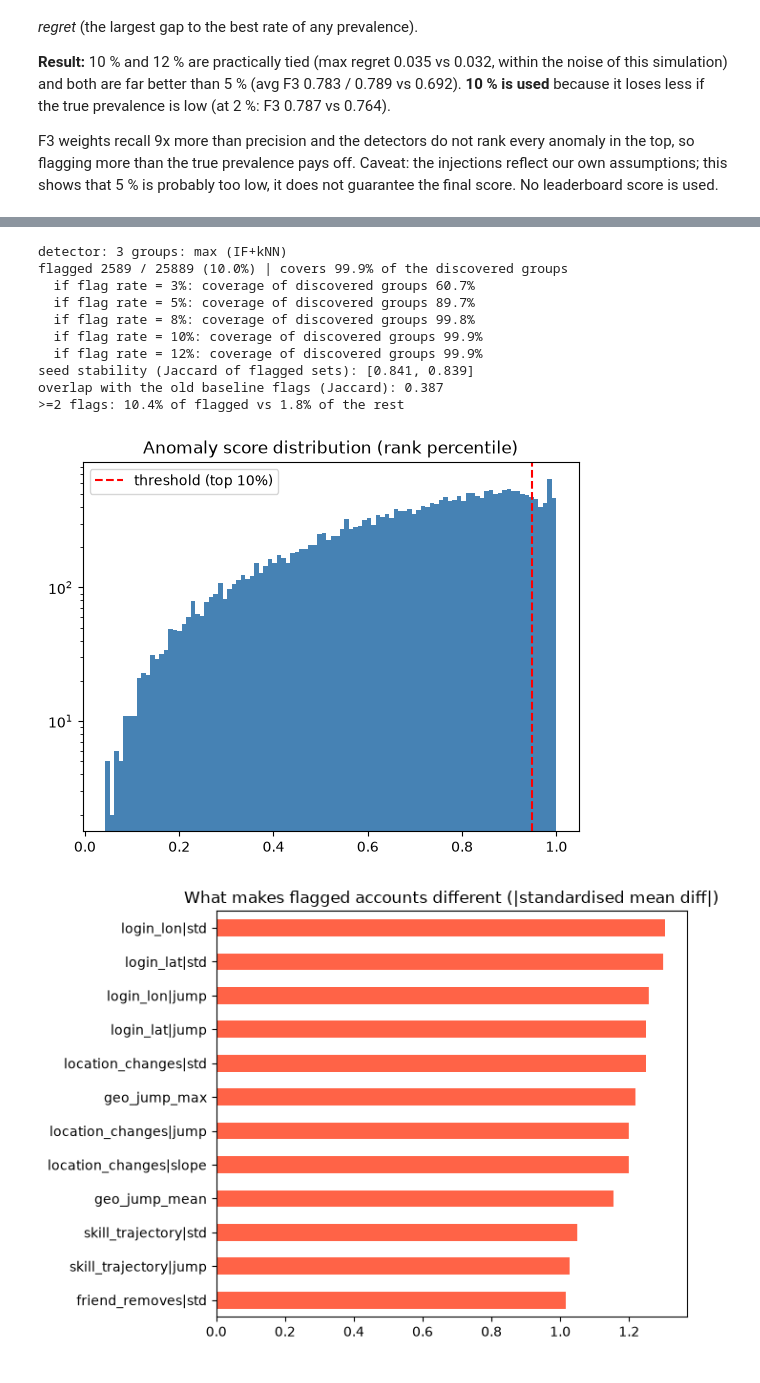
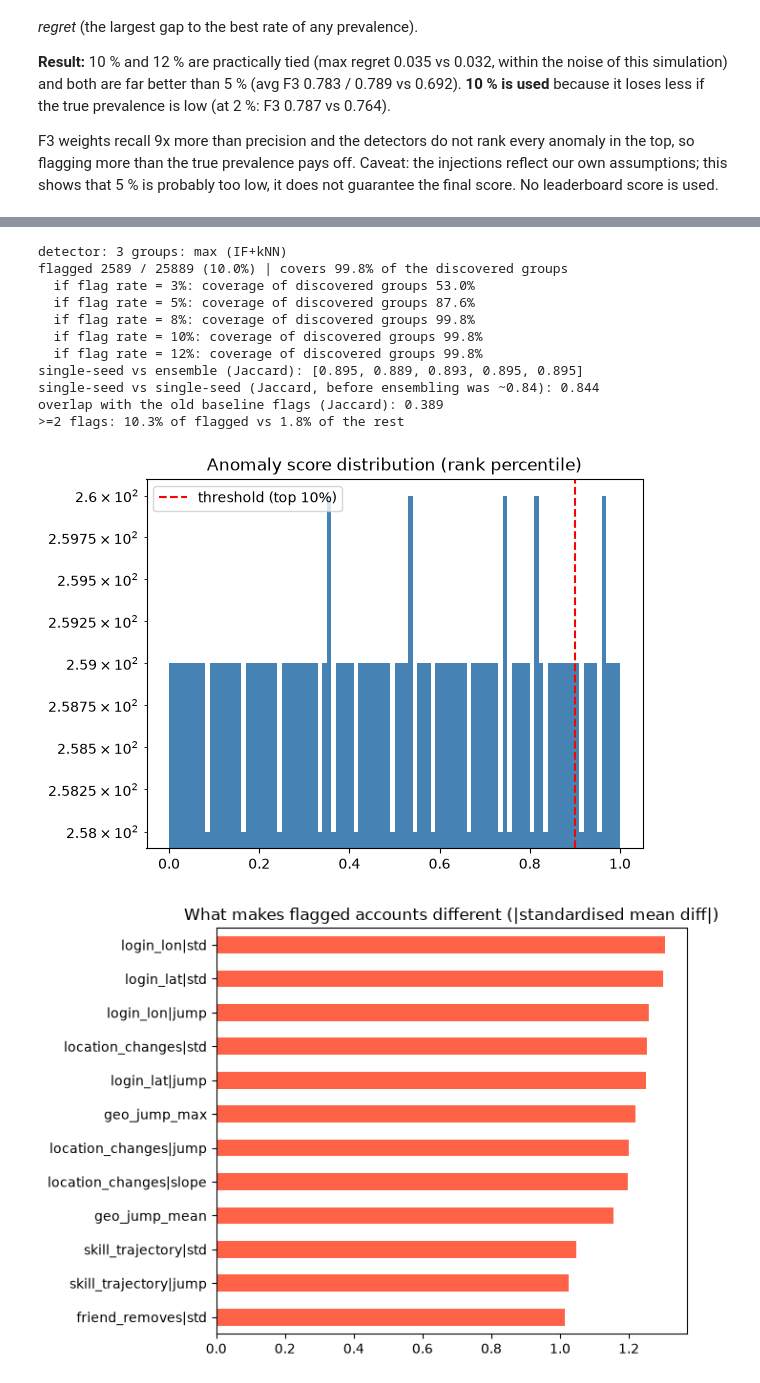
Before and after one commit to supxrpoxm/CPE342-Hackathon, a Jupyter notebook: task5/task5.ipynb, the cells around one changed output, grey strips where cells are left out. Saved outputs shown, nothing was run; the diff lists cells and outputs as text; code cells hidden in the pictures.

Commit message:
task5: seed-ensemble, -1 sentinel cleanup, n_missing; flag-boost tested (not used)

```diff
--- a/task5/task5.ipynb
+++ b/task5/task5.ipynb
@@ -39,6 +39,10 @@ SELECT_RATE = 0.05        # reference flag rate used only to compare the detecto
 # %%
 test = pd.read_csv(DATA / "test.csv")
 df = test.drop(columns=["player_id"])
+# data quality: guild_changes / refund_count are counts but contain -1 (sentinel for "unknown"); treat as missing
+for _c in [c for c in df.columns if c.startswith(("guild_changes_", "refund_count_"))]:
+    df[_c] = df[_c].where(df[_c] >= 0)
+print("sentinel -1 -> NaN; total NaN cells:", int(df.isna().sum().sum()))
 print(f"Test shape: {test.shape} (no train set, no labels)")
 test.head()
 # %% [output]
@@ -213,6 +217,7 @@ def build_features(df):
     feats["geo_jump_max"], feats["geo_jump_mean"] = np.nanmax(jumps, axis=1), np.nanmean(jumps, axis=1)
     for c in ["account_age_days", "behavior_stability"]:
         feats[c] = df[c]
+    feats["n_missing"] = df.isna().sum(axis=1)                      # how many cells are unknown (incl. -1 sentinels)
     for c in FLAGS:
         feats[f"flag|{c}"] = df[c].fillna(0)
     feats["flag_count"] = df[FLAGS].fillna(0).sum(axis=1)
@@ -284,6 +289,7 @@ def detector_scores(F, seed, n_est):
             if not use_flags:
                 X = scaled(F, cols)
                 S[("pca", False, g)], S[("knn", False, g)] = pct(score_pca(X, seed)), pct(score_knn(X, seed))
+    S["flag_count"] = F["flag_count"].values
     return S, models
 
 
@@ -295,7 +301,13 @@ VARIANTS = ["baseline: IF on old aggregates",
             "3 groups: max (IF+kNN)",
             "3 groups: max (IF+PCA+kNN)",
             "3 groups: mean (IF+PCA+kNN)",
-            "global ensemble (IF+PCA+kNN)"]
+            "global ensemble (IF+PCA+kNN)",
+            "3 groups: max (IF+kNN) + flag boost"]
+
+
+def flag_boost(base, flag_count, alpha=0.15):
+    """Soft evidence: the 4 binary flags only nudge the rank score (up to +alpha at >=3 flags), they never decide alone."""
+    return pct(base + alpha * np.minimum(flag_count, 3) / 3)
 
 
 def variant_scores(S):
@@ -308,7 +320,8 @@ def variant_scores(S):
             VARIANTS[5]: grp(["if", "knn"], False).max(axis=1),
             VARIANTS[6]: grp(["if", "pca", "knn"], False).max(axis=1),
             VARIANTS[7]: grp(["if", "pca", "knn"], False).mean(axis=1),
-            VARIANTS[8]: np.mean([S[(k, False, "global")] for k in ("if", "pca", "knn")], axis=0)}
+            VARIANTS[8]: np.mean([S[(k, False, "global")] for k in ("if", "pca", "knn")], axis=0),
+            VARIANTS[9]: flag_boost(grp(["if", "knn"], False).max(axis=1), S["flag_count"])}
 
 
 def top_rate_flags(score, rate=CONTAMINATION):
@@ -477,41 +493,46 @@ F3 weights recall 9x more than precision, so more than the clearly separated gro
 # %%
+SEEDS_FINAL = [SEED, 7, 21, 99, 123] if not QUICK else [SEED, 7]
 S_real, models_real = detector_scores(F_new, SEED, N_EST)
 V_real = {VARIANTS[0]: fit_if(F, list(F.columns), SEED, N_EST)[0], **variant_scores(S_real)}
 best = best_variant
-score = V_real[best]
+# seed ensemble: average the rank score over several seeds (IF subsampling + kNN split are random) -> fewer flips at the threshold
+seed_scores = [V_real[best]] + [variant_scores(detector_scores(F_new, s, N_EST)[0])[best] for s in SEEDS_FINAL[1:]]
+score = pct(np.mean(seed_scores, axis=0))
 thr = np.quantile(score, 1 - CONTAMINATION)
 pred = (score >= thr).astype(int)
 print(f"detector: {best}")
 print(f"flagged {pred.sum()} / {len(pred)} ({pred.mean():.1%}) | covers {group[pred == 1].sum() / group.sum():.1%} of the discovered groups")
 for rate in (0.03, 0.05, 0.08, 0.10, 0.12):
     t = np.quantile(score, 1 - rate)
     print(f"  if flag rate = {rate:.0%}: coverage of discovered groups {group[score >= t].sum() / group.sum():.1%}")
 
 # stability: do other random seeds flag (almost) the same accounts?
-others = [top_rate_flags(variant_scores(detector_scores(F_new, s, N_EST)[0])[best]).astype(bool) for s in (7, 21)]
-print("seed stability (Jaccard of flagged sets):", [round(jaccard(pred.astype(bool), o), 3) for o in others])
+single = [top_rate_flags(s_).astype(bool) for s_ in seed_scores]
+print("single-seed vs ensemble (Jaccard):", [round(jaccard(pred.astype(bool), o), 3) for o in single])
+print("single-seed vs single-seed (Jaccard, before ensembling was ~0.84):", round(jaccard(single[0], single[1]), 3))
 print("overlap with the old baseline flags (Jaccard):", round(jaccard(pred.astype(bool), top_rate_flags(V_real[VARIANTS[0]]).astype(bool)), 3))
 nf = df[FLAGS].fillna(0).sum(axis=1)
 print(f">=2 flags: {(nf[pred == 1] >= 2).mean():.1%} of flagged vs {(nf[pred == 0] >= 2).mean():.1%} of the rest")
 
 plt.hist(score, bins=100, color="steelblue"); plt.axvline(thr, color="red", ls="--", label=f"threshold (top {CONTAMINATION:.0%})")
 plt.yscale("log"); plt.legend(); plt.title("Anomaly score distribution (rank percentile)"); plt.show()
 top_shift(F_new, pred == 1, 12).sort_values().plot(kind="barh", figsize=(7, 5), color="tomato",
                                                     title="What makes flagged accounts different (|standardised mean diff|)")
 plt.tight_layout(); plt.show()
 # %% [output]
 detector: 3 groups: max (IF+kNN)
-flagged 2589 / 25889 (10.0%) | covers 99.9% of the discovered groups
-  if flag rate = 3%: coverage of discovered groups 60.7%
-  if flag rate = 5%: coverage of discovered groups 89.7%
+flagged 2589 / 25889 (10.0%) | covers 99.8% of the discovered groups
+  if flag rate = 3%: coverage of discovered groups 53.0%
+  if flag rate = 5%: coverage of discovered groups 87.6%
   if flag rate = 8%: coverage of discovered groups 99.8%
-  if flag rate = 10%: coverage of discovered groups 99.9%
-  if flag rate = 12%: coverage of discovered groups 99.9%
-seed stability (Jaccard of flagged sets): [0.841, 0.839]
-overlap with the old baseline flags (Jaccard): 0.387
->=2 flags: 10.4% of flagged vs 1.8% of the rest
+  if flag rate = 10%: coverage of discovered groups 99.8%
+  if flag rate = 12%: coverage of discovered groups 99.8%
+single-seed vs ensemble (Jaccard): [0.895, 0.889, 0.893, 0.895, 0.895]
+single-seed vs single-seed (Jaccard, before ensembling was ~0.84): 0.844
+overlap with the old baseline flags (Jaccard): 0.389
+>=2 flags: 10.3% of flagged vs 1.8% of the rest
-[figure, old version]
+[figure, new version]
-[figure, old version]
+[figure, new version]
 # %%
 out = pd.DataFrame({"id": [f"ANS{i + 1:05d}" for i in range(len(pred))], "pred": pred, "score": score})
 out.to_csv(OUT / "task5_pred.csv", index=False)
```
Also changed, not shown: parts of 9 cells of this notebook.
